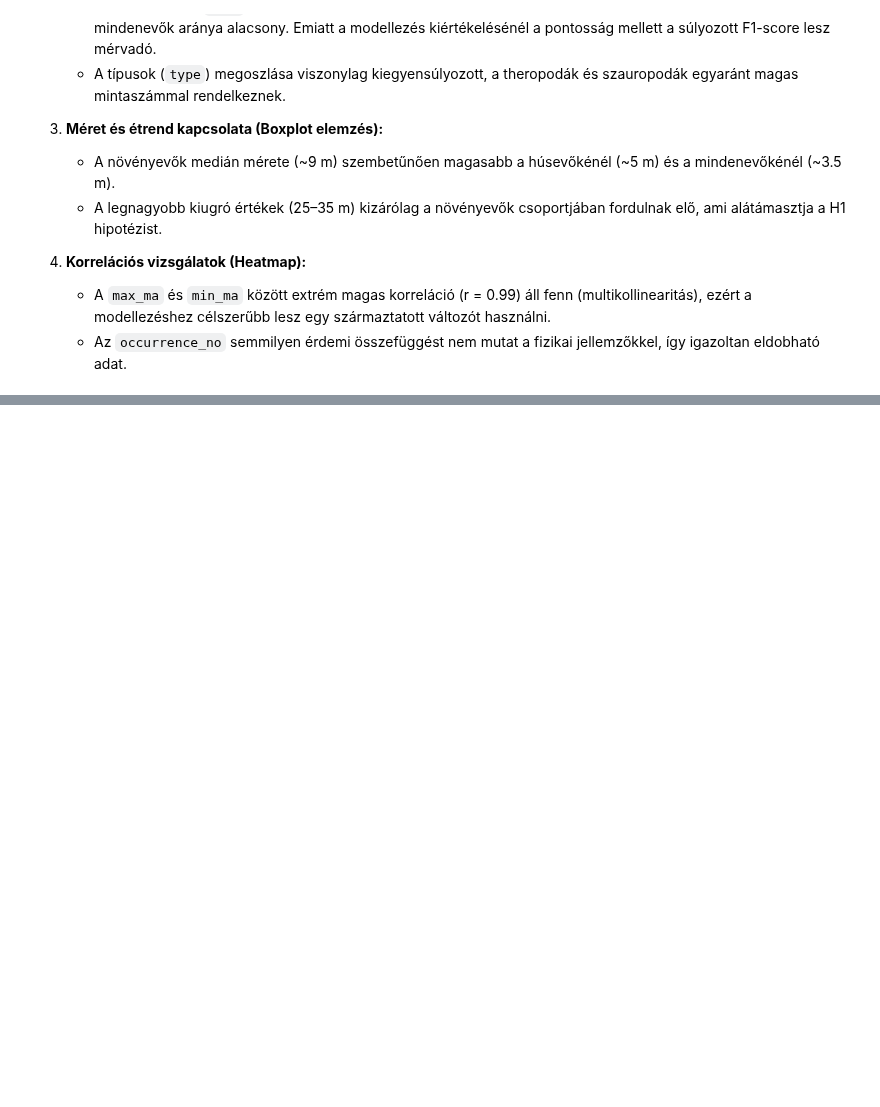
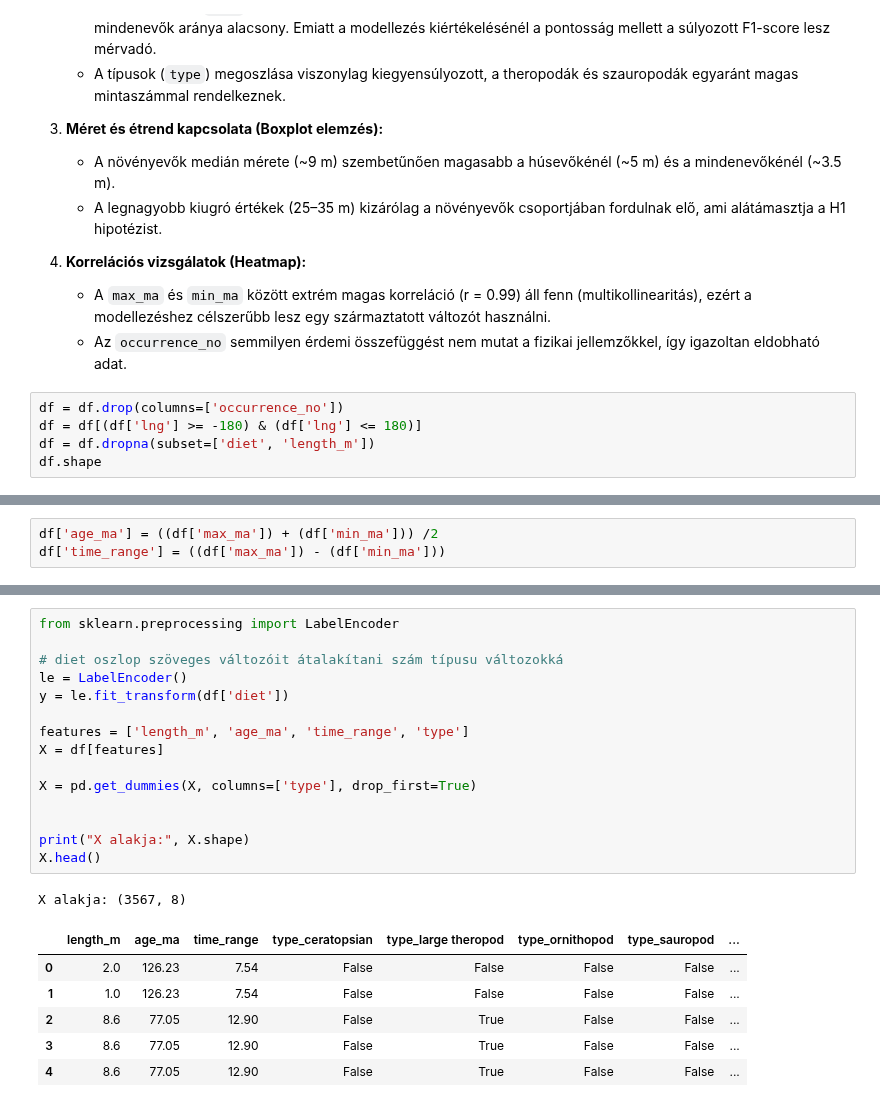
Before and after one commit to MTZBRN/dino-project, a Jupyter notebook: dino_project.ipynb, the cells around one changed output, grey strips where cells are left out. Saved outputs shown, nothing was run; the diff lists cells and outputs as text; blank space fills up the shorter version.

Commit message:
Update execution counts and clean up data preprocessing steps in the notebook

```diff
--- a/dino_project.ipynb
+++ b/dino_project.ipynb
@@ -213,3 +213,8 @@ plt.show()
 4. **Korrelációs vizsgálatok (Heatmap):**
    - A `max_ma` és `min_ma` között extrém magas korreláció (r = 0.99) áll fenn (multikollinearitás), ezért a modellezéshez célszerűbb lesz egy származtatott változót használni.
    - Az `occurrence_no` semmilyen érdemi összefüggést nem mutat a fizikai jellemzőkkel, így igazoltan eldobható adat.
+# %%
+df = df.drop(columns=['occurrence_no'])
+df = df[(df['lng'] >= -180) & (df['lng'] <= 180)]
+df = df.dropna(subset=['diet', 'length_m'])
+df.shape
@@ -215,0 +223,3 @@ plt.show()
+# %%
+df['age_ma'] = ((df['max_ma']) + (df['min_ma'])) /2
+df['time_range'] = ((df['max_ma']) - (df['min_ma']))
@@ -215,0 +235,23 @@ plt.show()
+# %%
+from sklearn.preprocessing import LabelEncoder
+
+# diet oszlop szöveges változóit átalakítani szám típusu változokká
+le = LabelEncoder()
+y = le.fit_transform(df['diet'])
+
+features = ['length_m', 'age_ma', 'time_range', 'type']
+X = df[features]
+
+X = pd.get_dummies(X, columns=['type'], drop_first=True)
+
+
+print("X alakja:", X.shape)
+X.head()
+# %% [output]
+X alakja: (3567, 8)
+|  | length_m | age_ma | time_range | type_ceratopsian | type_large theropod | type_ornithopod | type_sauropod | ... |
+| 0 | 2.0 | 126.23 | 7.54 | False | False | False | False | ... |
+| 1 | 1.0 | 126.23 | 7.54 | False | False | False | False | ... |
+| 2 | 8.6 | 77.05 | 12.90 | False | True | False | False | ... |
+| 3 | 8.6 | 77.05 | 12.90 | False | True | False | False | ... |
+| 4 | 8.6 | 77.05 | 12.90 | False | True | False | False | ... |
```
Also changed, not shown: parts of 3 cells of this notebook.
